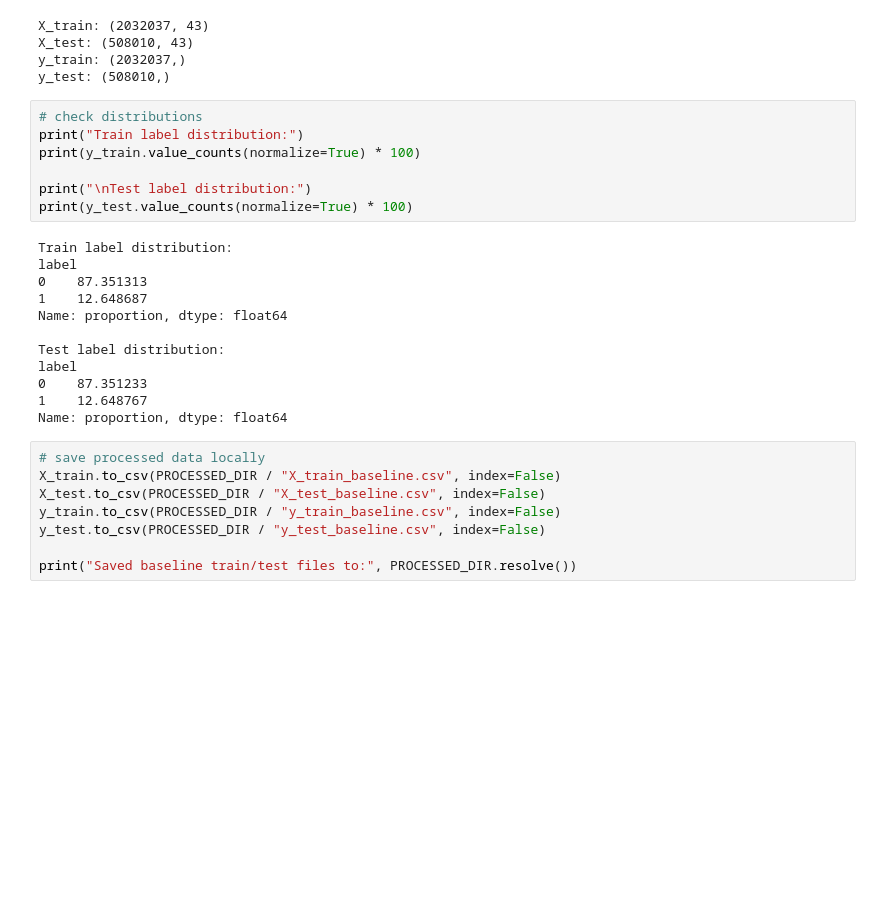
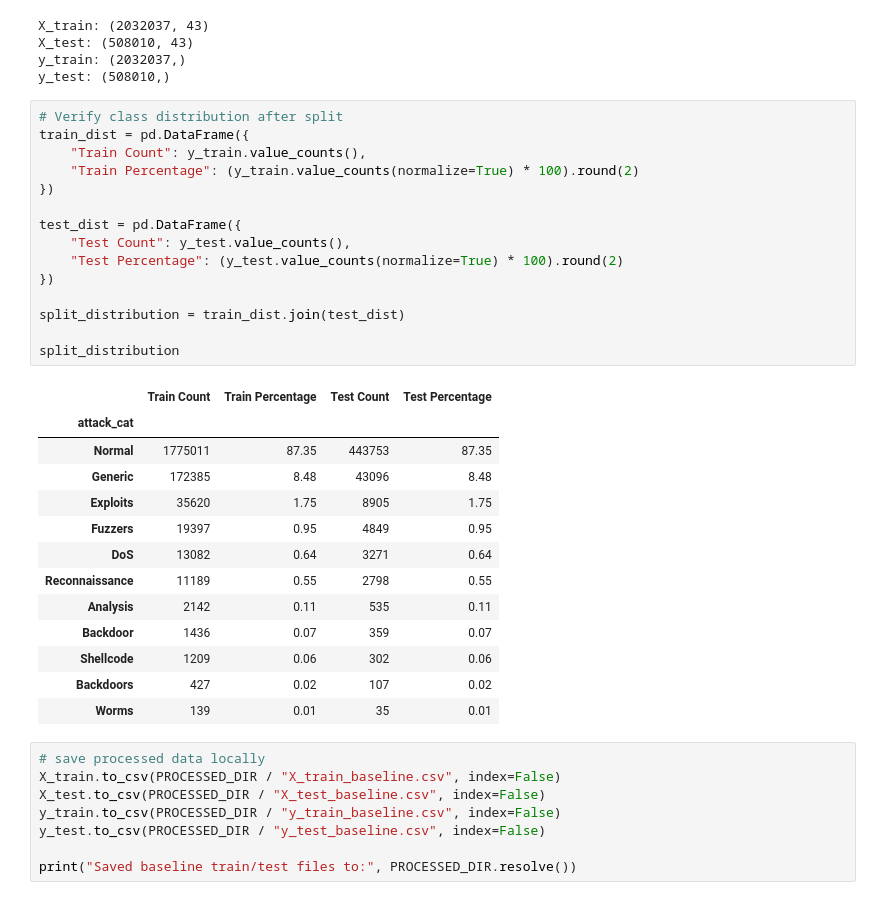
Before and after one commit to Driedoutjerky/nid-data-mining, a Jupyter notebook: notebooks/02_baseline_preprocessing.ipynb, the cells around one changed output. Saved outputs shown, nothing was run; the diff lists cells and outputs as text; blank space fills up the shorter version.

```diff
--- a/notebooks/02_baseline_preprocessing.ipynb
+++ b/notebooks/02_baseline_preprocessing.ipynb
@@ -250,24 +299,34 @@ X_test: (508010, 43)
 y_train: (2032037,)
 y_test: (508010,)
 # %%
-# check distributions
-print("Train label distribution:")
-print(y_train.value_counts(normalize=True) * 100)
+# Verify class distribution after split
+train_dist = pd.DataFrame({
+    "Train Count": y_train.value_counts(),
+    "Train Percentage": (y_train.value_counts(normalize=True) * 100).round(2)
+})
 
-print("\nTest label distribution:")
-print(y_test.value_counts(normalize=True) * 100)
+test_dist = pd.DataFrame({
+    "Test Count": y_test.value_counts(),
+    "Test Percentage": (y_test.value_counts(normalize=True) * 100).round(2)
+})
+
+split_distribution = train_dist.join(test_dist)
+
+split_distribution
 # %% [output]
-Train label distribution:
-label
-0    87.351313
-1    12.648687
-Name: proportion, dtype: float64
-
-Test label distribution:
-label
-0    87.351233
-1    12.648767
-Name: proportion, dtype: float64
+|  | Train Count | Train Percentage | Test Count | Test Percentage |
+| attack_cat |  |  |  |  |
+| Normal | 1775011 | 87.35 | 443753 | 87.35 |
+| Generic | 172385 | 8.48 | 43096 | 8.48 |
+| Exploits | 35620 | 1.75 | 8905 | 1.75 |
+| Fuzzers | 19397 | 0.95 | 4849 | 0.95 |
+| DoS | 13082 | 0.64 | 3271 | 0.64 |
+| Reconnaissance | 11189 | 0.55 | 2798 | 0.55 |
+| Analysis | 2142 | 0.11 | 535 | 0.11 |
+| Backdoor | 1436 | 0.07 | 359 | 0.07 |
+| Shellcode | 1209 | 0.06 | 302 | 0.06 |
+| Backdoors | 427 | 0.02 | 107 | 0.02 |
+| Worms | 139 | 0.01 | 35 | 0.01 |
 # %%
 # save processed data locally
 X_train.to_csv(PROCESSED_DIR / "X_train_baseline.csv", index=False)
```
Also changed, not shown: parts of 7 cells of this notebook.
